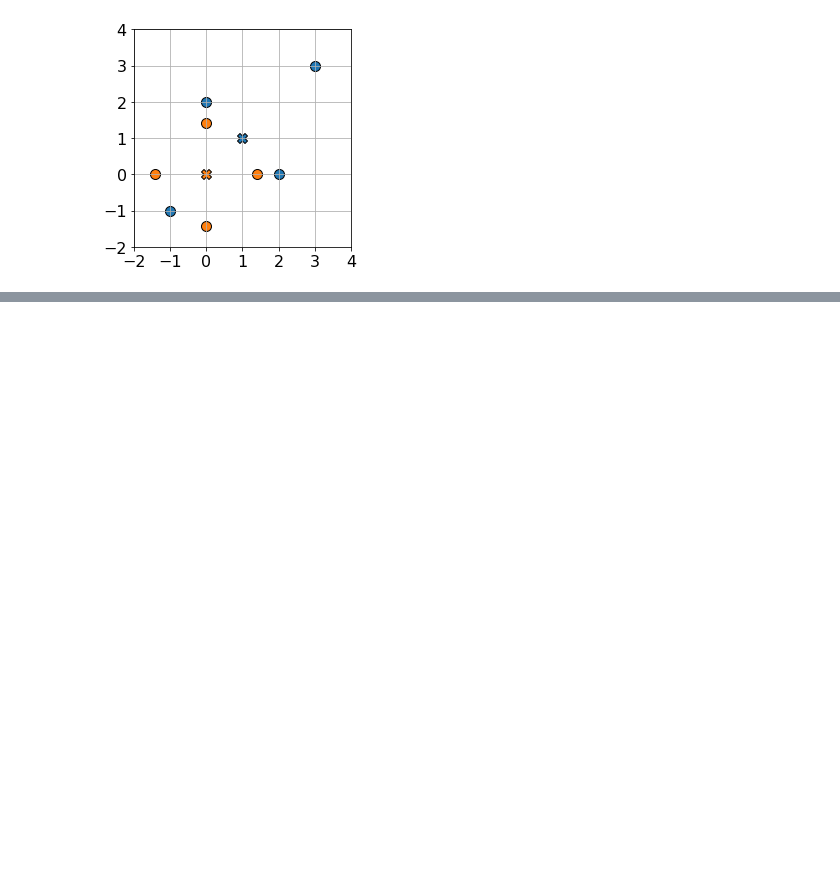
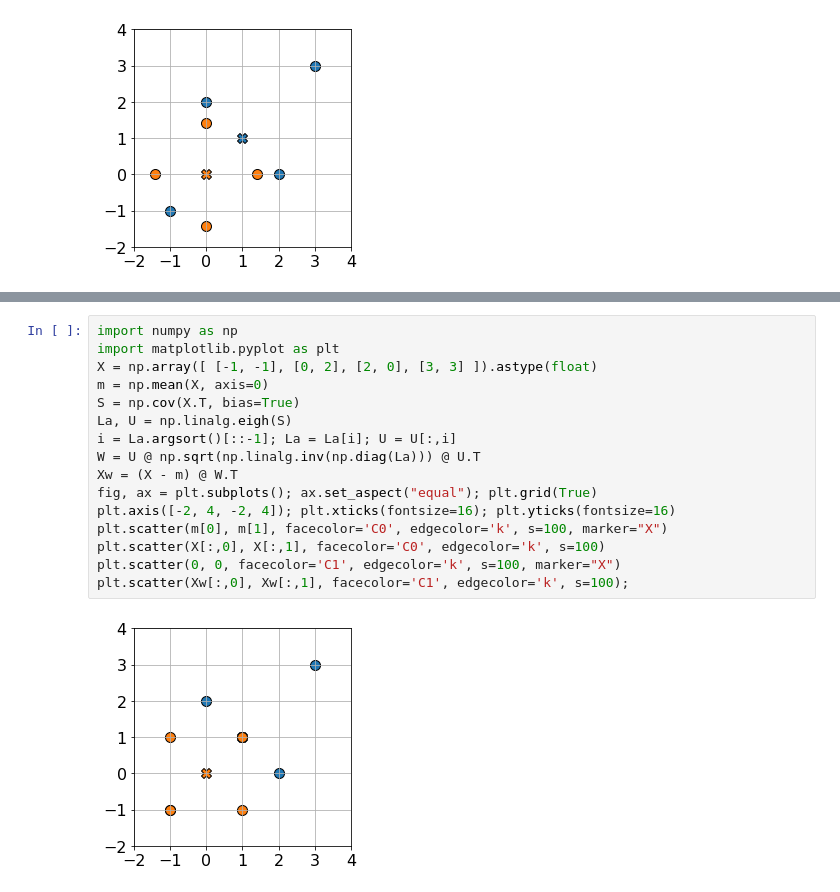
Before and after one commit to AlfonsJ/PML1, a Jupyter notebook: P01 Fundamentos/T07 Algebra lineal/7.4 Descomposición en valores propios (EVD)/7.4.5 Estandarización y blanqueado de datos.ipynb, the cells around one changed output, grey strips where cells are left out. Drawn from its saved outputs; the diff is of its cells as text; blank space fills up the shorter version.

```diff
--- a/P01 Fundamentos/T07 Algebra lineal/7.4 Descomposición en valores propios (EVD)/7.4.5 Estandarización y blanqueado de datos.ipynb
+++ b/P01 Fundamentos/T07 Algebra lineal/7.4 Descomposición en valores propios (EVD)/7.4.5 Estandarización y blanqueado de datos.ipynb
@@ -72,0 +88,18 @@ plt.scatter(Xw[:,0], Xw[:,1], facecolor='C1', edgecolor='k', s=100);
+# %%
+import numpy as np
+import matplotlib.pyplot as plt
+X = np.array([ [-1, -1], [0, 2], [2, 0], [3, 3] ]).astype(float)
+m = np.mean(X, axis=0)
+S = np.cov(X.T, bias=True)
+La, U = np.linalg.eigh(S)
+i = La.argsort()[::-1]; La = La[i]; U = U[:,i]
+W = U @ np.sqrt(np.linalg.inv(np.diag(La))) @ U.T
+Xw = (X - m) @ W.T
+fig, ax = plt.subplots(); ax.set_aspect("equal"); plt.grid(True)
+plt.axis([-2, 4, -2, 4]); plt.xticks(fontsize=16); plt.yticks(fontsize=16)
+plt.scatter(m[0], m[1], facecolor='C0', edgecolor='k', s=100, marker="X")
+plt.scatter(X[:,0], X[:,1], facecolor='C0', edgecolor='k', s=100)
+plt.scatter(0, 0, facecolor='C1', edgecolor='k', s=100, marker="X")
+plt.scatter(Xw[:,0], Xw[:,1], facecolor='C1', edgecolor='k', s=100);
+# %% [output]
+[figure, added]
```
Also changed, not shown: parts of 1 cell of this notebook.
